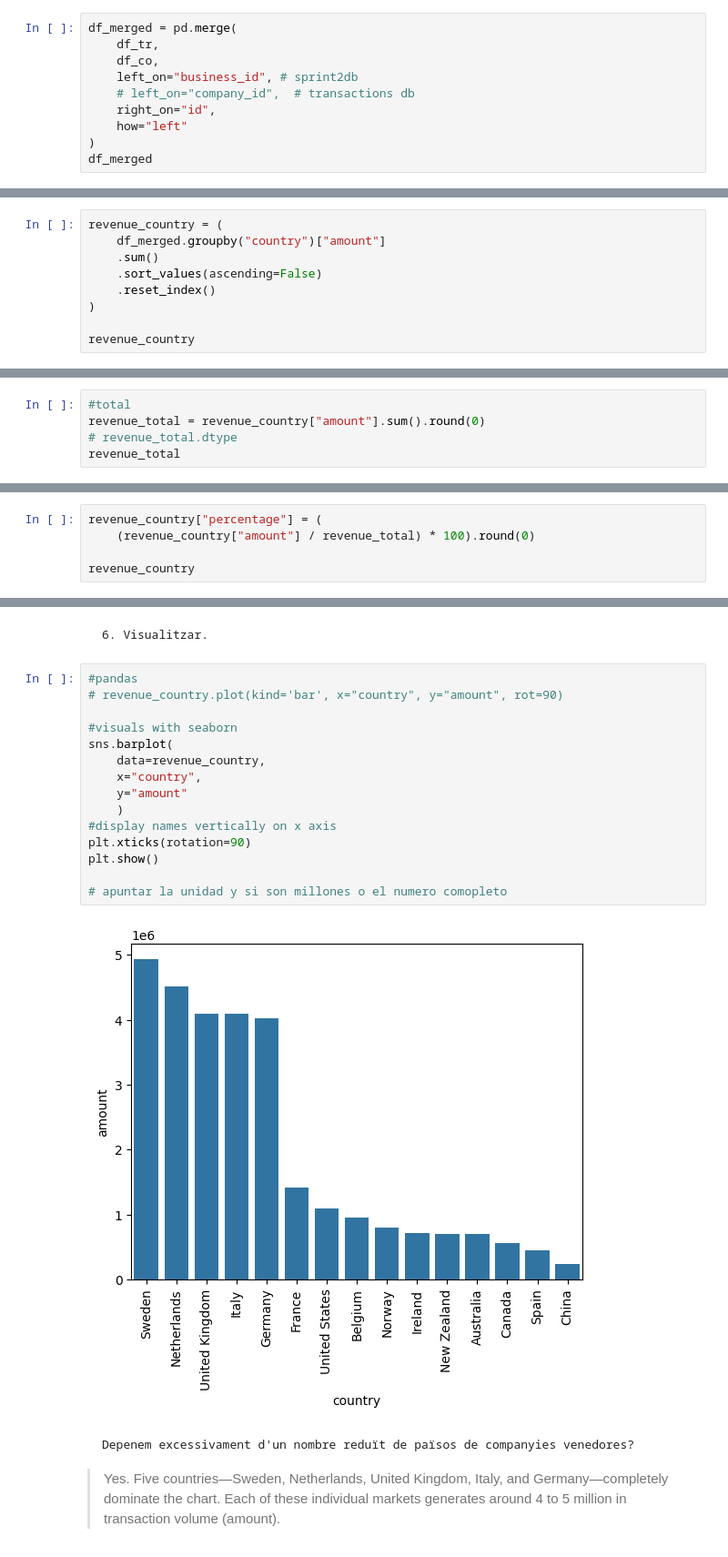
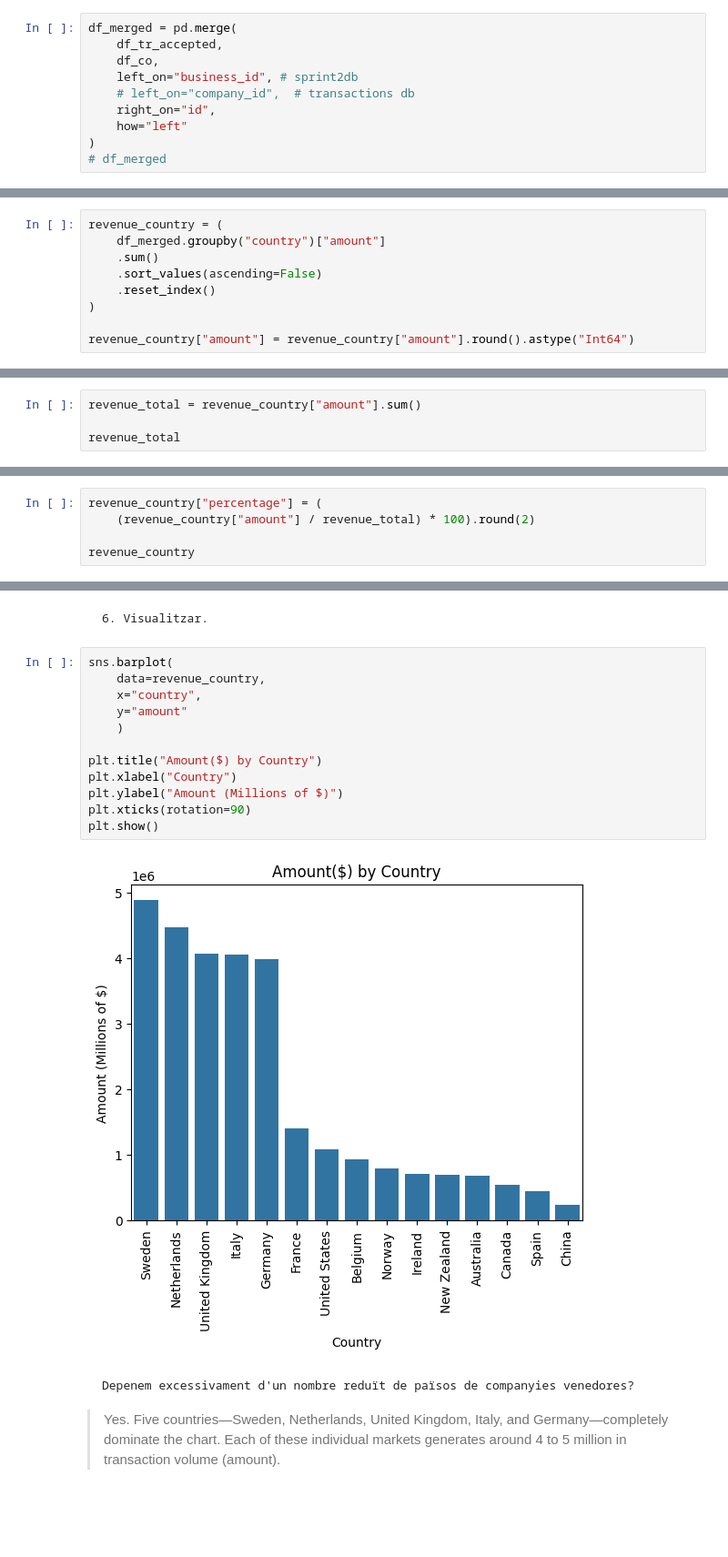
Before and after one commit to edupetitvalley/sprint9-python-graphs, a Jupyter notebook: sprint9.ipynb, the cells around one changed output, grey strips where cells are left out. Shown at 91% size. Saved outputs shown, nothing was run; the diff lists cells and outputs as text; blank space fills up the shorter version.

```diff
--- a/sprint9.ipynb
+++ b/sprint9.ipynb
@@ -508,10 +455,10 @@ memory usage: 6.4+ KB
 # %%
 df_merged = pd.merge(
-    df_tr,
+    df_tr_accepted,
     df_co,
     left_on="business_id", # sprint2db
     # left_on="company_id",  # transactions db
     right_on="id",
     how="left"
 )
-df_merged
+# df_merged
@@ -541,4 +476,4 @@ revenue_country = (
     .reset_index()
 )
 
-revenue_country
+revenue_country["amount"] = revenue_country["amount"].round().astype("Int64")
@@ -562,8 +480,7 @@ revenue_country
 # %% [markdown]
     5. Calcular el percentatge acumulat sobre el total.
 # %%
-#total
-revenue_total = revenue_country["amount"].sum().round(0)
-# revenue_total.dtype
+revenue_total = revenue_country["amount"].sum()
+
 revenue_total
 # %% [output]
@@ -571,6 +488,6 @@ revenue_total
 # %%
 revenue_country["percentage"] = (
-    (revenue_country["amount"] / revenue_total) * 100).round(0)
+    (revenue_country["amount"] / revenue_total) * 100).round(2)
 
 revenue_country
 # %% [output]
@@ -593,22 +510,19 @@ revenue_country
 # %% [markdown]
     6. Visualitzar.
 # %%
-#pandas
-# revenue_country.plot(kind='bar', x="country", y="amount", rot=90)
-
-#visuals with seaborn
 sns.barplot(
     data=revenue_country,
     x="country",
     y="amount"
     )
-#display names vertically on x axis
+
+plt.title("Amount($) by Country")
+plt.xlabel("Country")
+plt.ylabel("Amount (Millions of $)")
 plt.xticks(rotation=90)
 plt.show()
-
-# apuntar la unidad y si son millones o el numero comopleto
 # %% [output]
-[figure, old version]
+[figure, new version]
 # %% [markdown]
     Depenem excessivament d'un nombre reduït de països de companyies venedores?
 > Yes. Five countries—Sweden, Netherlands, United Kingdom, Italy, and Germany—completely dominate the chart. Each of these individual markets generates around 4 to 5 million in transaction volume (amount).
```
Also changed, not shown: parts of 64 cells of this notebook.
